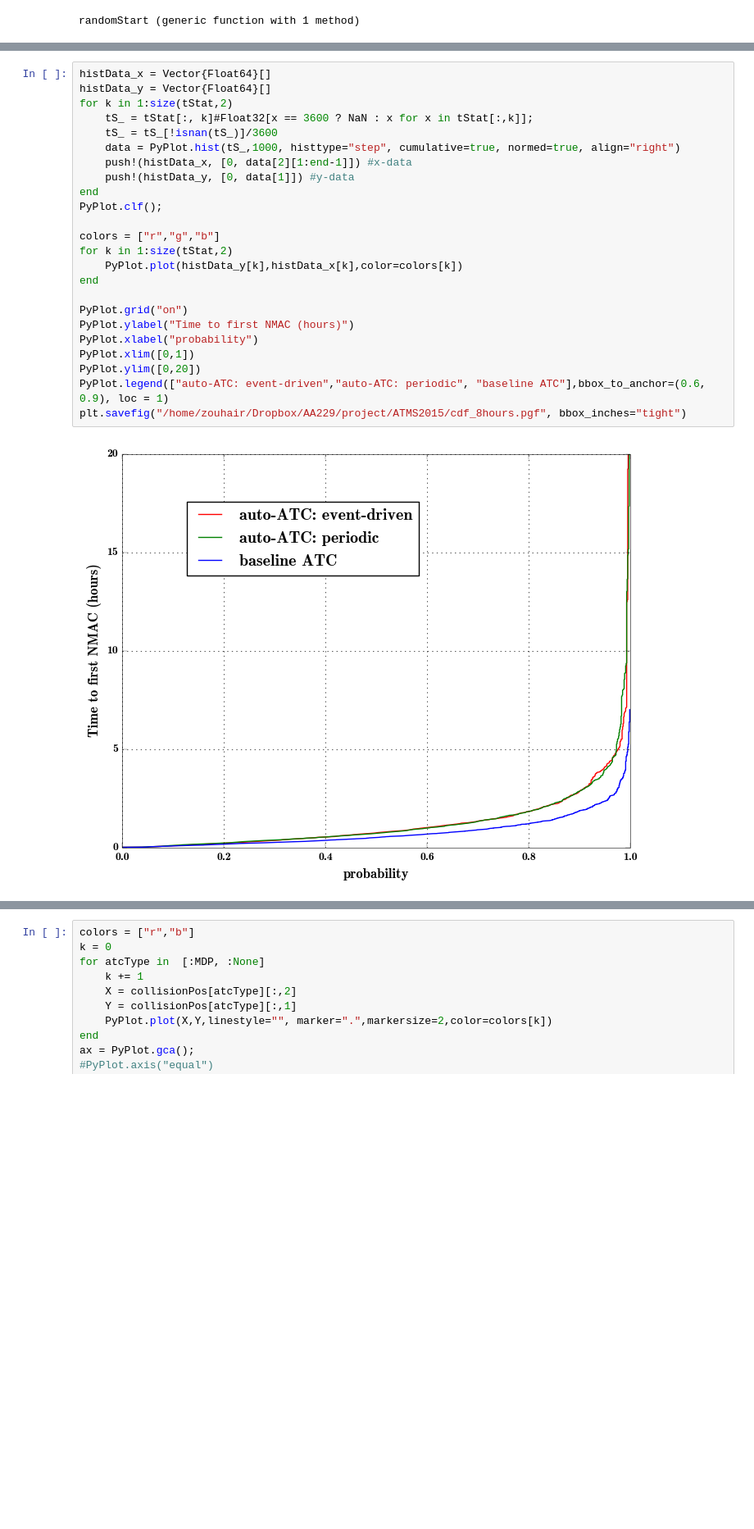
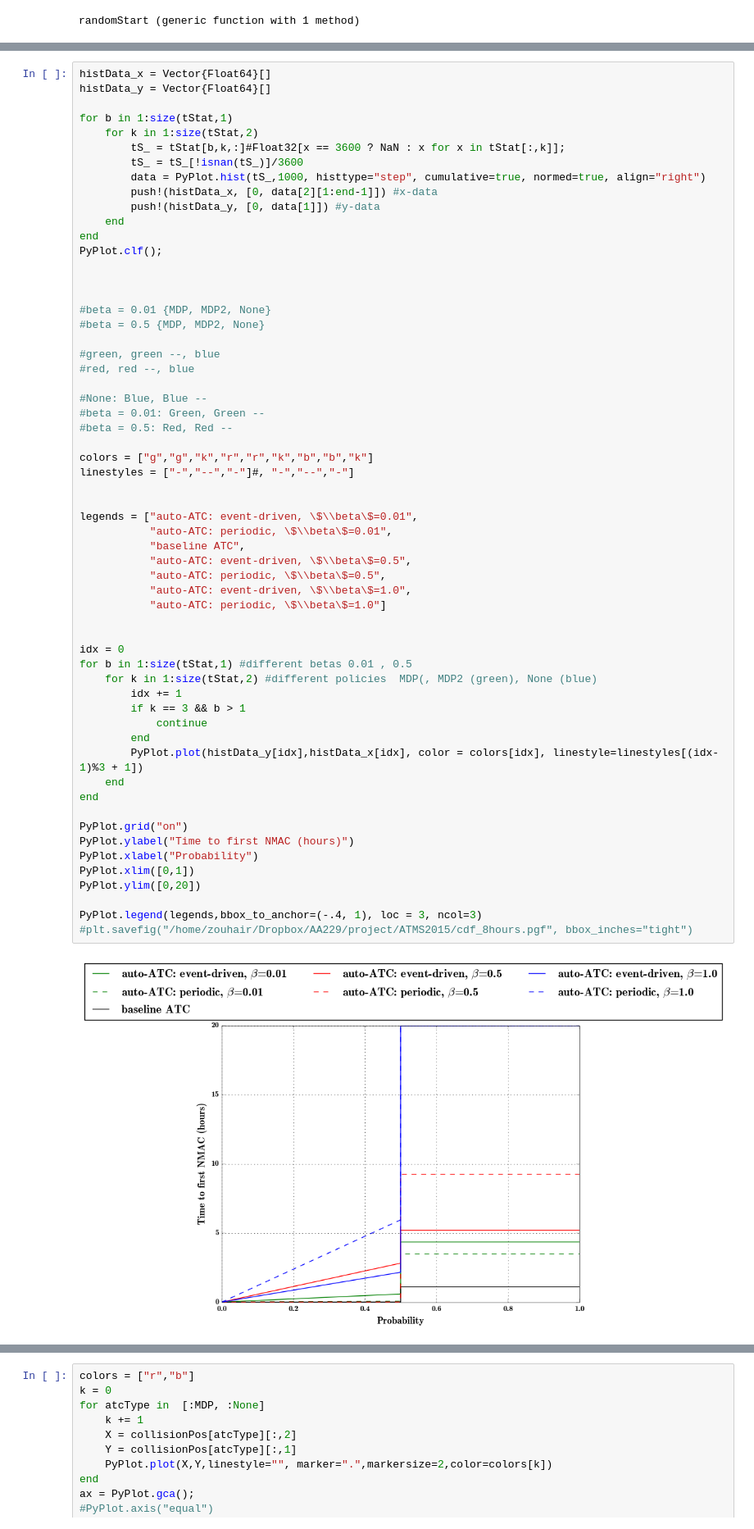
Before and after one commit to sisl/autoATC, a Jupyter notebook: 3dsim.ipynb, the cells around one changed output, grey strips where cells are left out. Shown at 82% size. Saved outputs shown, nothing was run; the diff lists cells and outputs as text; blank space fills up the shorter version.

Commit message:
more changes to generate plots for paper

```diff
--- a/3dsim.ipynb
+++ b/3dsim.ipynb
@@ -184,26 +202,61 @@ plt.savefig("/home/zouhair/Dropbox/AA229/project/ATMS2015/collision_location.pgf
 # %%
 histData_x = Vector{Float64}[]
 histData_y = Vector{Float64}[]
-for k in 1:size(tStat,2)
-    tS_ = tStat[:, k]#Float32[x == 3600 ? NaN : x for x in tStat[:,k]];
-    tS_ = tS_[!isnan(tS_)]/3600
-    data = PyPlot.hist(tS_,1000, histtype="step", cumulative=true, normed=true, align="right")
-    push!(histData_x, [0, data[2][1:end-1]]) #x-data
-    push!(histData_y, [0, data[1]]) #y-data
+
+for b in 1:size(tStat,1)
+    for k in 1:size(tStat,2)
+        tS_ = tStat[b,k,:]#Float32[x == 3600 ? NaN : x for x in tStat[:,k]];
+        tS_ = tS_[!isnan(tS_)]/3600
+        data = PyPlot.hist(tS_,1000, histtype="step", cumulative=true, normed=true, align="right")
+        push!(histData_x, [0, data[2][1:end-1]]) #x-data
+        push!(histData_y, [0, data[1]]) #y-data
+    end
 end
 PyPlot.clf();
 
-colors = ["r","g","b"]
-for k in 1:size(tStat,2)
-    PyPlot.plot(histData_y[k],histData_x[k],color=colors[k])
+
+
+#beta = 0.01 {MDP, MDP2, None}
+#beta = 0.5 {MDP, MDP2, None}
+
+#green, green --, blue
+#red, red --, blue
+
+#None: Blue, Blue --
+#beta = 0.01: Green, Green --
+#beta = 0.5: Red, Red --
+
+colors = ["g","g","k","r","r","k","b","b","k"]
+linestyles = ["-","--","-"]#, "-","--","-"]
+
+
+legends = ["auto-ATC: event-driven, \$\\beta\$=0.01",
+           "auto-ATC: periodic, \$\\beta\$=0.01",
+           "baseline ATC",
+           "auto-ATC: event-driven, \$\\beta\$=0.5",
+           "auto-ATC: periodic, \$\\beta\$=0.5",
+           "auto-ATC: event-driven, \$\\beta\$=1.0",
+           "auto-ATC: periodic, \$\\beta\$=1.0"]
+
+
+idx = 0
+for b in 1:size(tStat,1) #different betas 0.01 , 0.5
+    for k in 1:size(tStat,2) #different policies  MDP(, MDP2 (green), None (blue)
+        idx += 1
+        if k == 3 && b > 1
+            continue
+        end
+        PyPlot.plot(histData_y[idx],histData_x[idx], color = colors[idx], linestyle=linestyles[(idx-1)%3 + 1])
+    end
 end
 
 PyPlot.grid("on")
 PyPlot.ylabel("Time to first NMAC (hours)")
-PyPlot.xlabel("probability")
+PyPlot.xlabel("Probability")
 PyPlot.xlim([0,1])
 PyPlot.ylim([0,20])
-PyPlot.legend(["auto-ATC: event-driven","auto-ATC: periodic", "baseline ATC"],bbox_to_anchor=(0.6, 0.9), loc = 1)
-plt.savefig("/home/zouhair/Dropbox/AA229/project/ATMS2015/cdf_8hours.pgf", bbox_inches="tight")
+
+PyPlot.legend(legends,bbox_to_anchor=(-.4, 1), loc = 3, ncol=3)
+#plt.savefig("/home/zouhair/Dropbox/AA229/project/ATMS2015/cdf_8hours.pgf", bbox_inches="tight")
 # %% [output]
-[figure, old version]
+[figure, new version]
```
Also changed, not shown: parts of 8 cells of this notebook, 2 other files.
